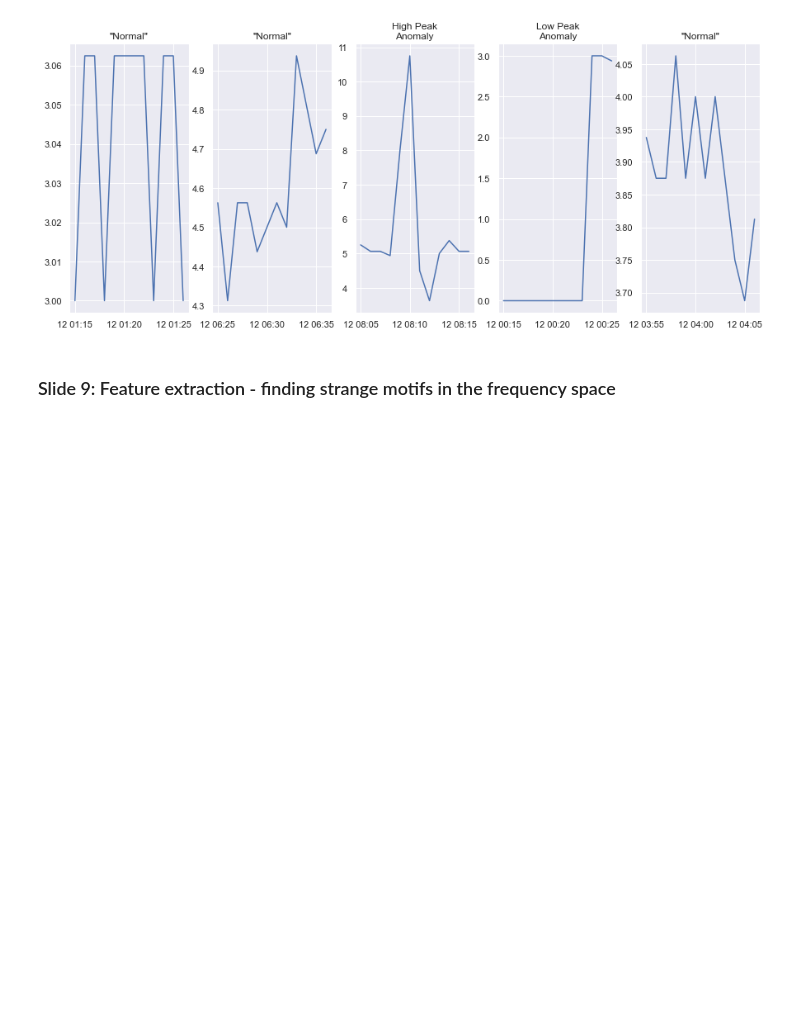
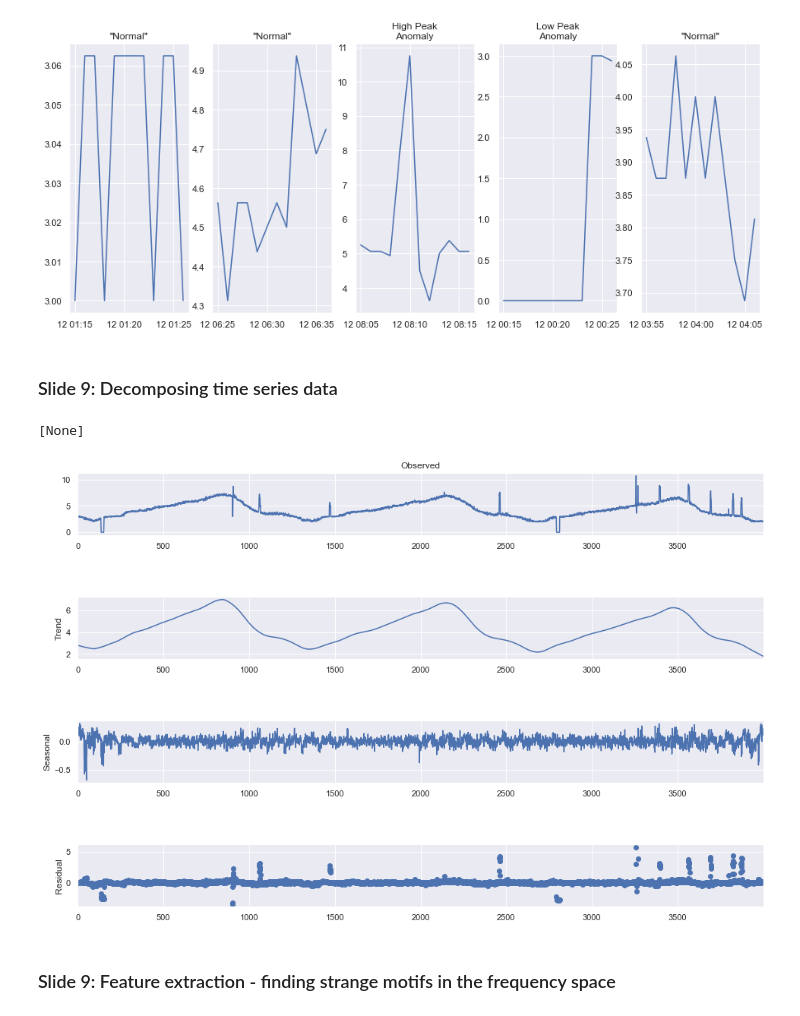
Before and after one commit to sedgewickmm18/notebooks-attic, a Jupyter notebook: MonitorAnomalyAIApps.ipynb, the cells around one changed output. Cells and saved outputs as stored; diff of their text form; code cells hidden in the pictures; blank space fills up the shorter version.

```diff
--- a/MonitorAnomalyAIApps.ipynb
+++ b/MonitorAnomalyAIApps.ipynb
@@ -77,6 +77,20 @@ ax[4].set_title('\"Normal\"')
 # %% [output]
 Text(0.5, 1.0, '"Normal"')
 [figure]
+# %% [markdown]
+### Slide 9: Decomposing time series data
+# %%
+from statsmodels.tsa.seasonal import STL
+
+stl=STL(df_i['value'].values, period=100, robust=True)
+result = stl.fit()
+
+fig = result.plot()
+fig.set(size_inches=(15,10))
+#fig.set_size(15,10)
+# %% [output]
+[None]
+[figure, added]
 # %% [markdown]
 ### Slide 9: Feature extraction - finding strange motifs in the frequency space
 # %%
```
Also changed, not shown: parts of 10 cells of this notebook, 6 other files.
